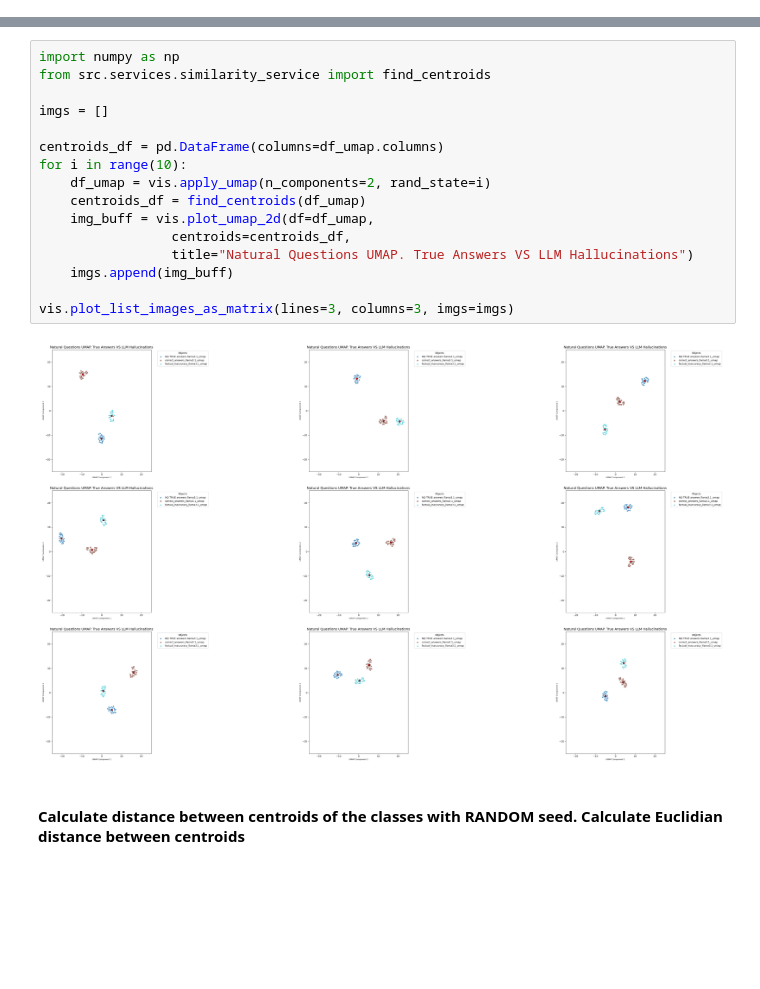
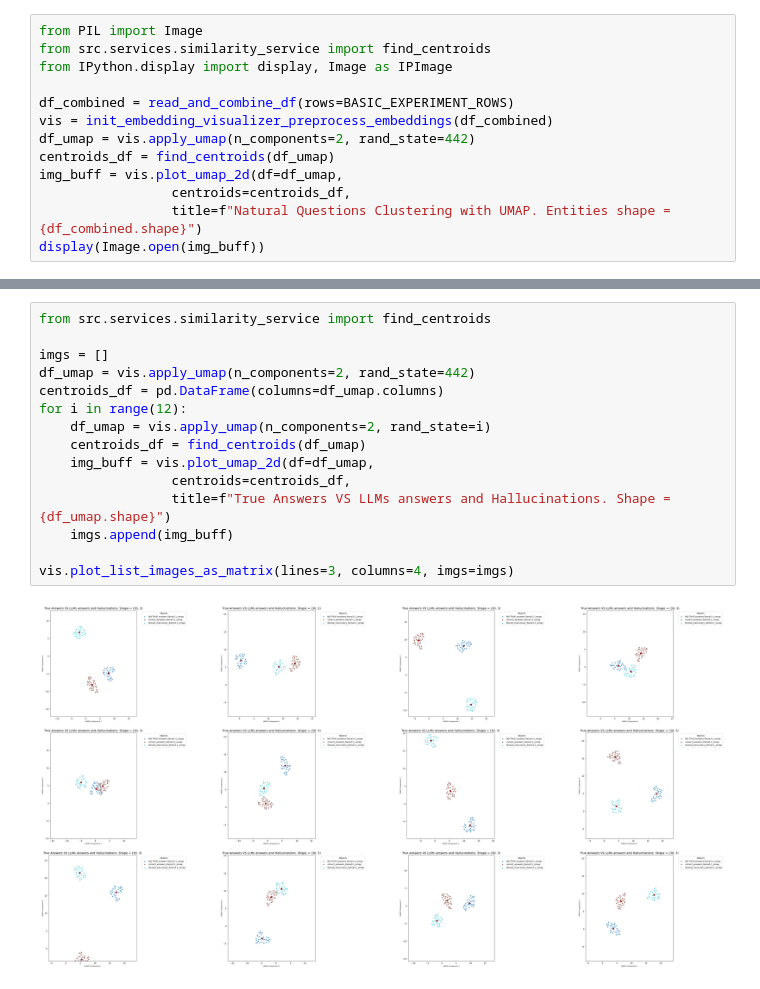
Before and after one commit to imaxfp/llm-hallucinations-detector-framework, a Jupyter notebook: main_umap.ipynb, the cells around one changed output, grey strips where cells are left out. Saved outputs shown, nothing was run; the diff lists cells and outputs as text; blank space fills up the shorter version.

Commit message:
Visualisation and experiments for 500 records

```diff
--- a/main_umap.ipynb
+++ b/main_umap.ipynb
@@ -44,0 +63,13 @@ display(Image.open(img_buff))
+# %%
+from PIL import Image
+from src.services.similarity_service import find_centroids
+from IPython.display import display, Image as IPImage
+
+df_combined = read_and_combine_df(rows=BASIC_EXPERIMENT_ROWS)
+vis = init_embedding_visualizer_preprocess_embeddings(df_combined)
+df_umap = vis.apply_umap(n_components=2, rand_state=442)
+centroids_df = find_centroids(df_umap)
+img_buff = vis.plot_umap_2d(df=df_umap,
+                 centroids=centroids_df,
+                 title=f"Natural Questions Clustering with UMAP. Entities shape = {df_combined.shape}")
+display(Image.open(img_buff))
@@ -45,20 +85,17 @@ display(Image.open(img_buff))
 # %%
-import numpy as np
 from src.services.similarity_service import find_centroids
 
 imgs = []
-
+df_umap = vis.apply_umap(n_components=2, rand_state=442)
 centroids_df = pd.DataFrame(columns=df_umap.columns)
-for i in range(10):
+for i in range(12):
     df_umap = vis.apply_umap(n_components=2, rand_state=i)
     centroids_df = find_centroids(df_umap)
     img_buff = vis.plot_umap_2d(df=df_umap,
                  centroids=centroids_df,
-                 title="Natural Questions UMAP. True Answers VS LLM Hallucinations")
+                 title=f"True Answers VS LLMs answers and Hallucinations. Shape = {df_umap.shape}")
     imgs.append(img_buff)
 
-vis.plot_list_images_as_matrix(lines=3, columns=3, imgs=imgs)
+vis.plot_list_images_as_matrix(lines=3, columns=4, imgs=imgs)
 # %% [output]
-[figure, old version]
+[figure, new version]
-# %% [markdown]
-#### Calculate distance between centroids of the classes with RANDOM seed. Calculate Euclidian distance between centroids
```
Also changed, not shown: parts of 15 cells of this notebook, 9 other files.
